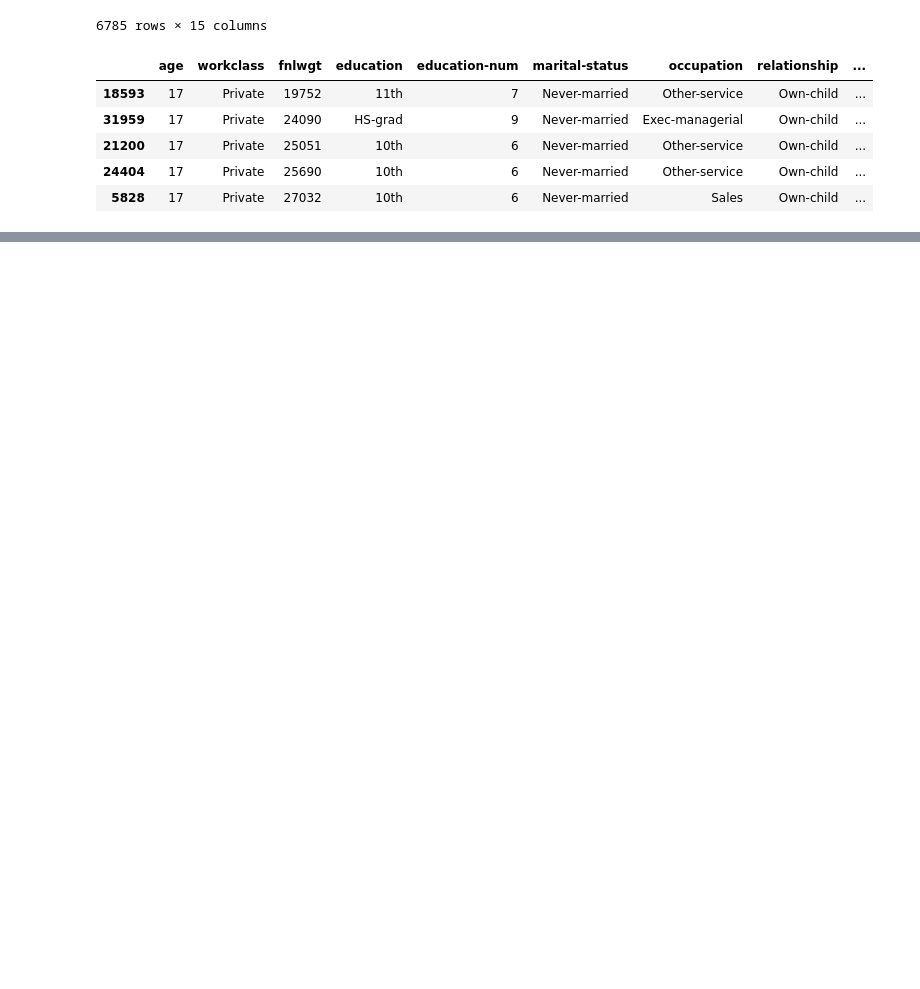
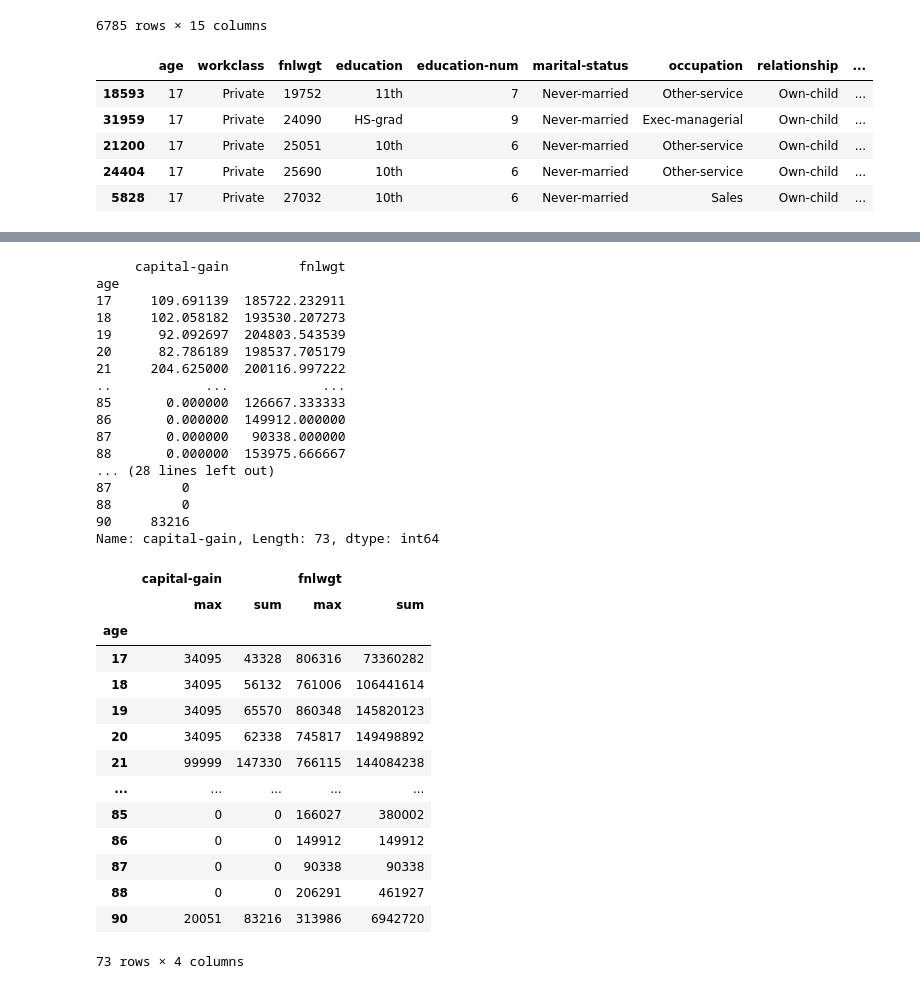
Before and after one commit to doremococo/python-bootcamp, a Jupyter notebook: chapter2.ipynb, the cells around one changed output, grey strips where cells are left out. Saved outputs shown, nothing was run; the diff lists cells and outputs as text; code cells hidden in the pictures; blank space fills up the shorter version.

```diff
--- a/chapter2.ipynb
+++ b/chapter2.ipynb
@@ -95,0 +139,54 @@ df.sort_values(by=["age", "fnlwgt"]).head()
+# %%
+# 2-07 特定列でグループ化する
+age_group = df.groupby("age")
+
+# groupは、dataflameとは別らしい。shapeが使えない
+# NG → low_group = age_group.shape
+
+# groupしたやつの列名を指定し、平均の時はmean()をする。複数列を計算したい時は、リスト内リストで渡す
+ave_cg_fnl = age_group[["capital-gain", "fnlwgt"]].mean()
+print(ave_cg_fnl)
+
+# group の特定の列の集計において、複数の条件（合計、平均、最大など）をみたい時は agg(dict形式)で渡す
+agg_cg_fnl= age_group.agg({"capital-gain": ["mean", "max"] ,"fnlwgt": ["sum", "median"]})
+print(agg_cg_fnl)
+
+
+# 合計の時は sum()
+sum_capital_gain = age_group["capital-gain"].sum()
+print(sum_capital_gain)
+
+df.groupby("age").agg({"capital-gain": ["max", "sum"], "fnlwgt": ["max", "sum"]})
+# %% [output]
+     capital-gain         fnlwgt
+age
+17     109.691139  185722.232911
+18     102.058182  193530.207273
+19      92.092697  204803.543539
+20      82.786189  198537.705179
+21     204.625000  200116.997222
+..            ...            ...
+85       0.000000  126667.333333
+86       0.000000  149912.000000
+87       0.000000   90338.000000
+88       0.000000  153975.666667
+... (28 lines left out)
+87         0
+88         0
+90     83216
+Name: capital-gain, Length: 73, dtype: int64
+|  | capital-gain |  | fnlwgt |  |
+|  | max | sum | max | sum |
+| age |  |  |  |  |
+| 17 | 34095 | 43328 | 806316 | 73360282 |
+| 18 | 34095 | 56132 | 761006 | 106441614 |
+| 19 | 34095 | 65570 | 860348 | 145820123 |
+| 20 | 34095 | 62338 | 745817 | 149498892 |
+| 21 | 99999 | 147330 | 766115 | 144084238 |
+| ... | ... | ... | ... | ... |
+| 85 | 0 | 0 | 166027 | 380002 |
+| 86 | 0 | 0 | 149912 | 149912 |
+| 87 | 0 | 0 | 90338 | 90338 |
+| 88 | 0 | 0 | 206291 | 461927 |
+| 90 | 20051 | 83216 | 313986 | 6942720 |
+73 rows × 4 columns
```
Also changed, not shown: parts of 2 cells of this notebook.
